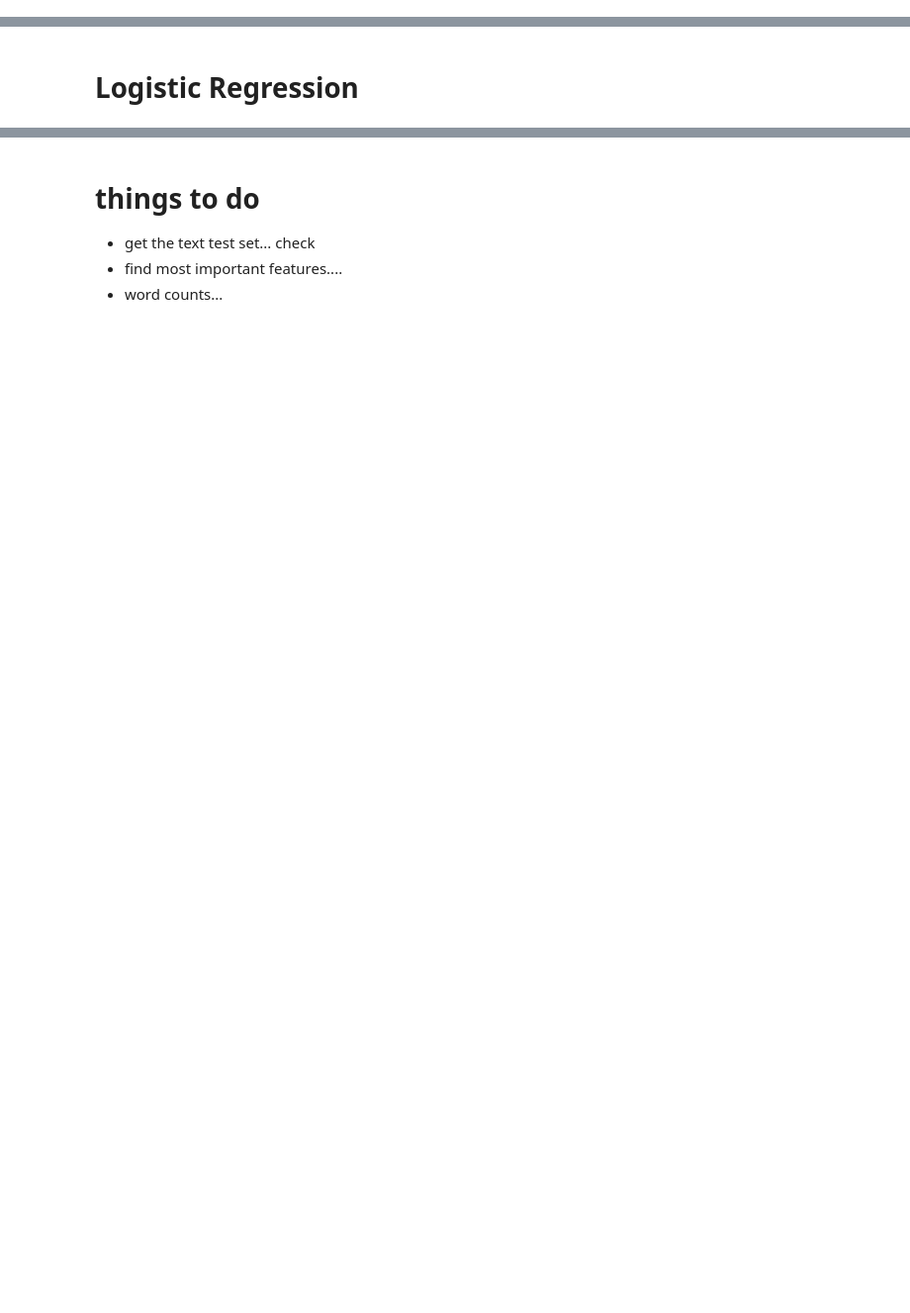
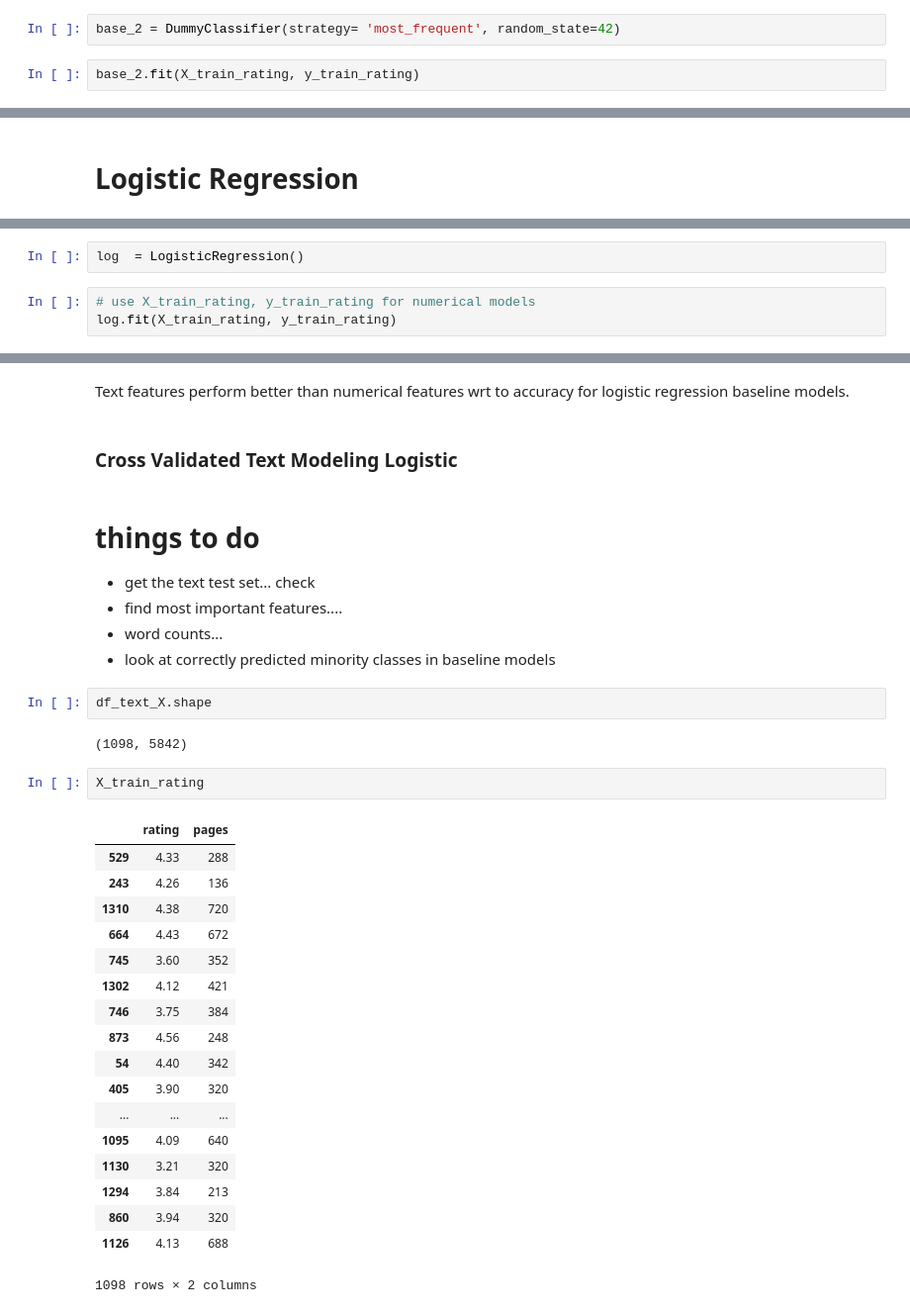
Before and after one commit to robillersomeone/NYT_bestsellers, a Jupyter notebook: initial_modeling-offline.ipynb, the cells around one changed output, grey strips where cells are left out. Shown at 99% size. Saved outputs shown, nothing was run; the diff lists cells and outputs as text; blank space fills up the shorter version.

Commit message:
initial logistic regression modeling: meta and text

```diff
--- a/initial_modeling-offline.ipynb
+++ b/initial_modeling-offline.ipynb
@@ -148,3 +142,7 @@ print('mean test accuracy', base.score(X_test_rating, y_test_rating))
 # %% [output]
 mean training accuracy 0.663023679417122
 mean test accuracy 0.6654545454545454
+# %%
+base_2 = DummyClassifier(strategy= 'most_frequent', random_state=42)
+# %%
+base_2.fit(X_train_rating, y_train_rating)
@@ -255,0 +281,5 @@ array([[205,   8],
+# %%
+log  = LogisticRegression()
+# %%
+# use X_train_rating, y_train_rating for numerical models
+log.fit(X_train_rating, y_train_rating)
@@ -256,5 +337,35 @@ array([[205,   8],
+# %% [markdown]
+Text features perform better than numerical features wrt to accuracy for logistic regression baseline models.
+# %% [markdown]
+### Cross Validated Text Modeling Logistic
 # %% [markdown]
 # things to do
 - get the text test set... check
 - find most important features....
 - word counts...
+- look at correctly predicted minority classes in baseline models
+# %%
+df_text_X.shape
+# %% [output]
+(1098, 5842)
+# %%
+X_train_rating
+# %% [output]
+|  | rating | pages |
+| 529 | 4.33 | 288 |
+| 243 | 4.26 | 136 |
+| 1310 | 4.38 | 720 |
+| 664 | 4.43 | 672 |
+| 745 | 3.60 | 352 |
+| 1302 | 4.12 | 421 |
+| 746 | 3.75 | 384 |
+| 873 | 4.56 | 248 |
+| 54 | 4.40 | 342 |
+| 405 | 3.90 | 320 |
+| ... | ... | ... |
+| 1095 | 4.09 | 640 |
+| 1130 | 3.21 | 320 |
+| 1294 | 3.84 | 213 |
+| 860 | 3.94 | 320 |
+| 1126 | 4.13 | 688 |
+1098 rows × 2 columns
```
Also changed, not shown: parts of 44 cells of this notebook, 1 other file.
